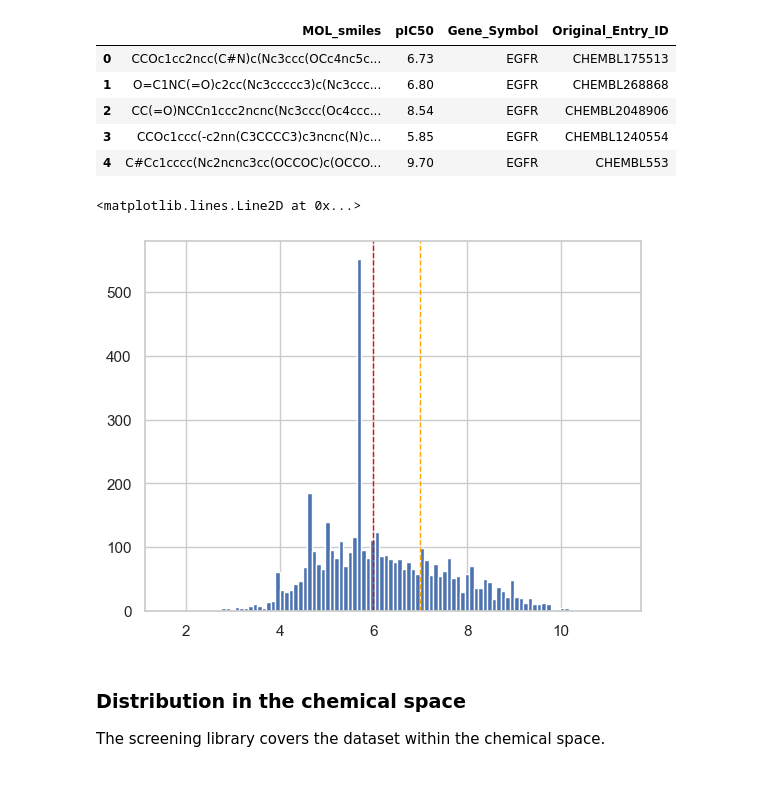
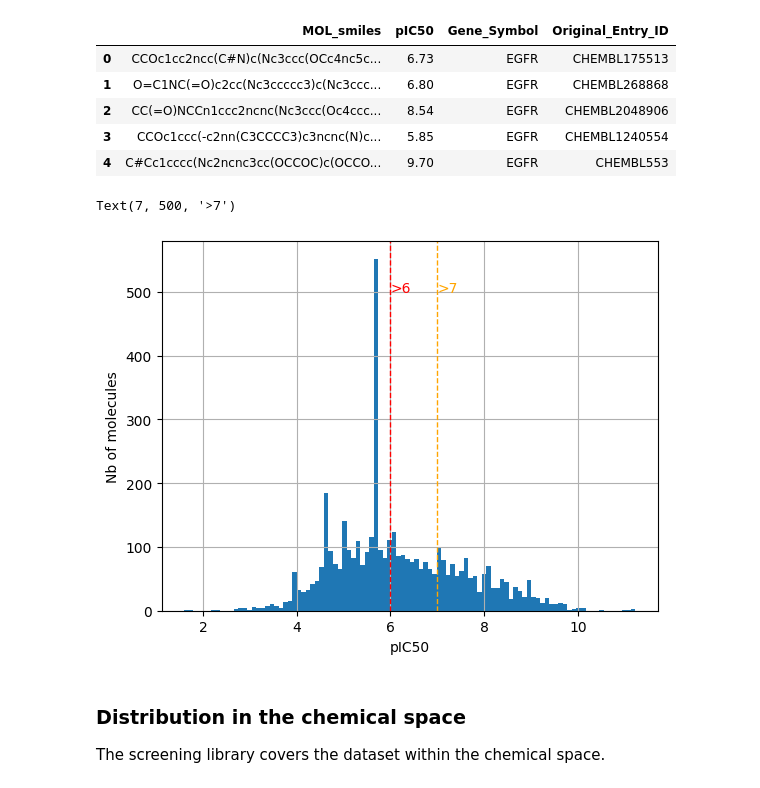
Before and after one commit to valence-labs/mtl_summer_school_2024, a Jupyter notebook: Lab1/01_lab1_code.ipynb, the cells around one changed output. Cells and saved outputs as stored; diff of their text form; code cells hidden in the pictures.

```diff
--- a/Lab1/01_lab1_code.ipynb
+++ b/Lab1/01_lab1_code.ipynb
@@ -75,12 +77,17 @@ Shape of dataframe :  (4396, 4)
 | 3 | CCOc1ccc(-c2nn(C3CCCC3)c3ncnc(N)c... | 5.85 | EGFR | CHEMBL1240554 |
 | 4 | C#Cc1cccc(Nc2ncnc3cc(OCCOC)c(OCCO... | 9.70 | EGFR | CHEMBL553 |
 # %%
+from matplotlib import pyplot as plt
 fig = data[data_col].hist(bins=100)
+plt.xlabel("pIC50")
+plt.ylabel("Nb of molecules")
 fig.axvline(6, color='red', linestyle='dashed', linewidth=1)
+fig.annotate('>6', xy=(6, 500), xytext=(6, 500), color='red')
 fig.axvline(7, color='orange', linestyle='dashed', linewidth=1)
+fig.annotate('>7', xy=(7, 500), xytext=(7, 500), color='orange')
 # %% [output]
-<matplotlib.lines.Line2D at 0x...>
+Text(7, 500, '>7')
-[figure, old version]
+[figure, new version]
 # %% [markdown]
 ### Distribution in the chemical space
 The screening library covers the dataset within the chemical space.
```
Also changed, not shown: parts of 29 cells of this notebook, 3 other files.
